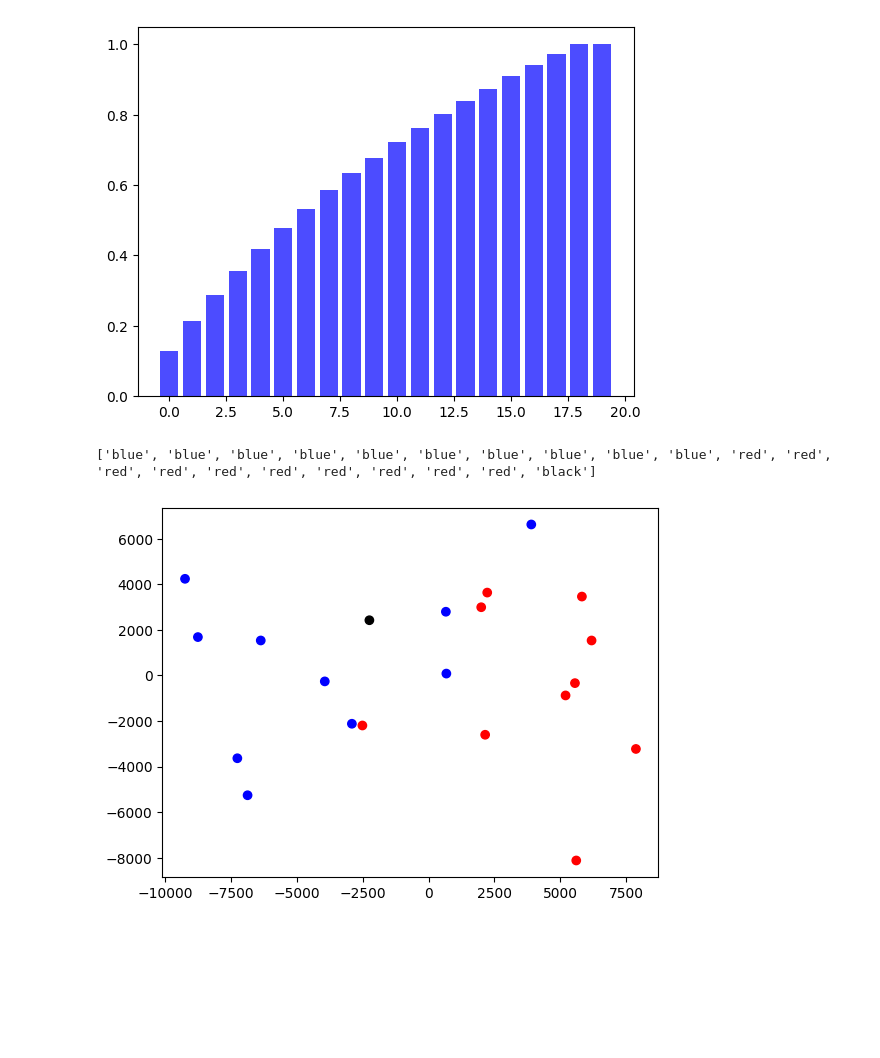
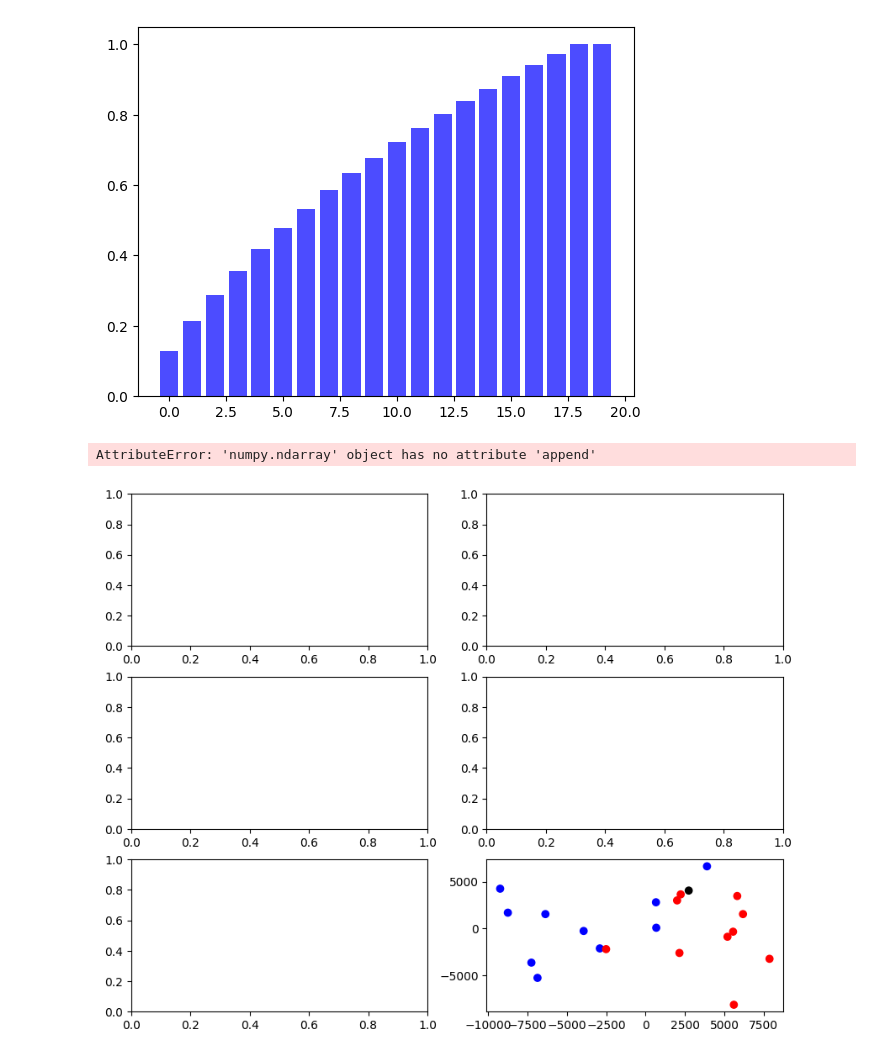
Before and after one commit to PedroPHC25/AL_Trabalho_A2, a Jupyter notebook: eigenswift.ipynb, the cells around one changed output. Drawn from its saved outputs; the diff is of its cells as text; code cells hidden in the pictures; blank space fills up the shorter version.

```diff
--- a/eigenswift.ipynb
+++ b/eigenswift.ipynb
@@ -146,6 +146,7 @@ from mpl_toolkits.mplot3d import Axes3D
 
 training_set = "imagens_datateste/"
 
+coordinates_new_dict = {}
 # Iterate over images in the directory
 for image_name in os.listdir(training_set):
     image_path = os.path.join(training_set, image_name)
@@ -156,7 +157,8 @@ for image_name in os.listdir(training_set):
     img = img.flatten()
     img = img - mean_train_face
     coordinates_new = np.dot(dois_maiores_PCAs, img)
-    coordinates.append(coordinates_new)
+    coordinates_new_dict[str(image_name[0:-4])] = coordinates_new
+
 
 # Transpose the list of coordinates for plotting
 # Generate Colors for Plotting
@@ -172,13 +174,28 @@ for number in range(len(coordinates)):
     else:
         colors.append("black")
         iteracao += 1
-
-coordinates = np.array(coordinates).T
-
-print(colors)
-
-plt.scatter(coordinates[0], coordinates[1], c=colors)
-plt.show()
-# %% [output]
-['blue', 'blue', 'blue', 'blue', 'blue', 'blue', 'blue', 'blue', 'blue', 'blue', 'red', 'red', 'red', 'red', 'red', 'red', 'red', 'red', 'red', 'red', 'black']
-[figure, removed]
+# %%
+num_rows = 3
+num_cols = 2
+
+colors.append("black")
+
+fig, axes = plt.subplots(num_rows, num_cols, figsize=(10, 8))
+axes = axes.flatten()
+
+# Loop through each element in the dictionary and plot in a separate subplot
+for i, (name, values) in enumerate(coordinates_new_dict.items()):
+    ax = axes[i]
+    coordinates = coordinates.copy()
+    coordinates.append(values)
+    coordinates = np.array(coordinates).T
+    plt.scatter(coordinates[0], coordinates[1], c=colors)
+
+# Adjust the layout to avoid overlapping
+plt.tight_layout()
+
+# Show the plot
+plt.show()
+# %% [output]
+AttributeError: 'numpy.ndarray' object has no attribute 'append'
+[figure, added]
```
Also changed, not shown: 4 other files.
